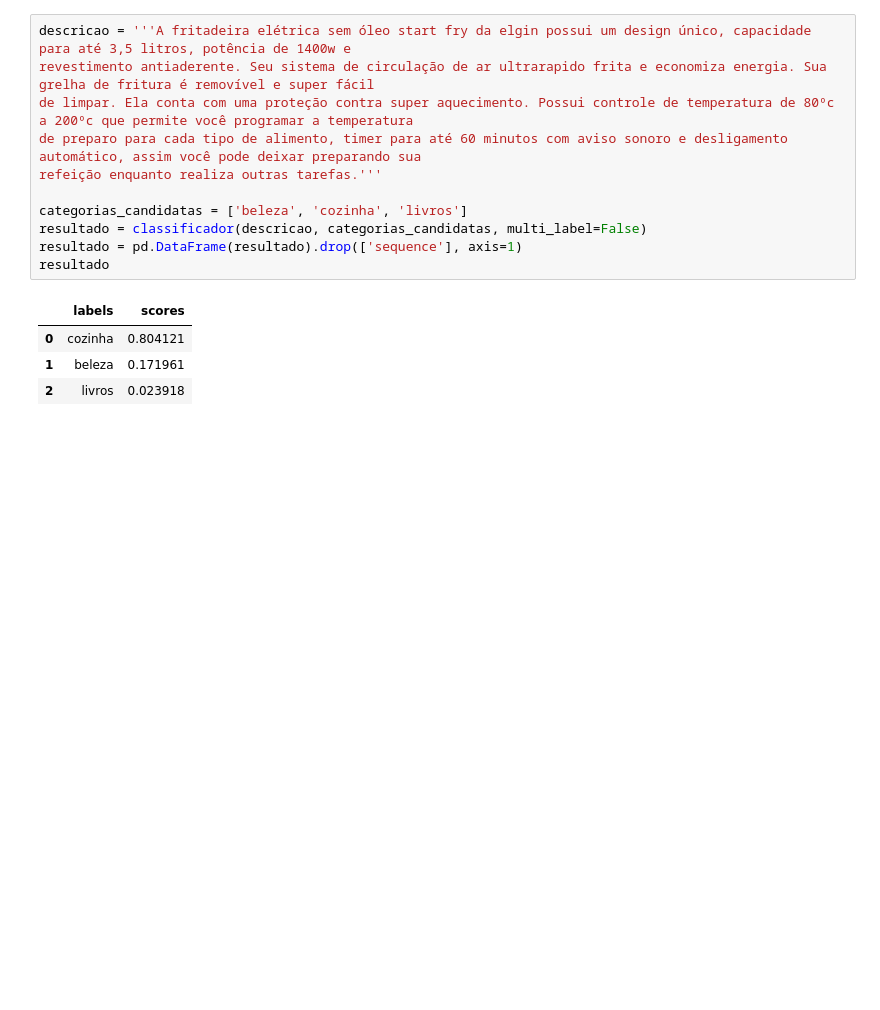
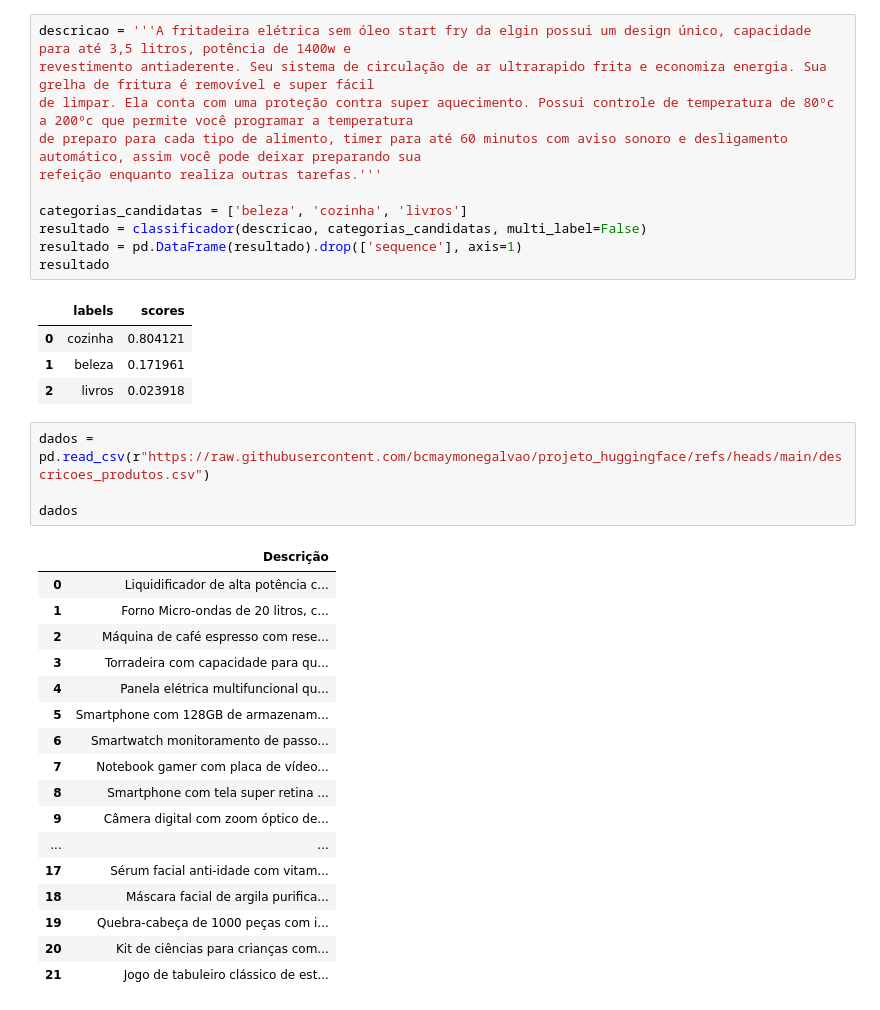
Before and after one commit to bcmaymonegalvao/projeto_huggingface, a Jupyter notebook: zero_shot_classification.ipynb, the cells around one changed output. Drawn from its saved outputs; the diff is of its cells as text; blank space fills up the shorter version.

```diff
--- a/zero_shot_classification.ipynb
+++ b/zero_shot_classification.ipynb
@@ -83,3 +93,25 @@ resultado
 | 0 | cozinha | 0.804121 |
 | 1 | beleza | 0.171961 |
 | 2 | livros | 0.023918 |
+# %%
+dados = pd.read_csv(r"https://raw.githubusercontent.com/bcmaymonegalvao/projeto_huggingface/refs/heads/main/descricoes_produtos.csv")
+
+dados
+# %% [output]
+|  | Descrição |
+| 0 | Liquidificador de alta potência c... |
+| 1 | Forno Micro-ondas de 20 litros, c... |
+| 2 | Máquina de café espresso com rese... |
+| 3 | Torradeira com capacidade para qu... |
+| 4 | Panela elétrica multifuncional qu... |
+| 5 | Smartphone com 128GB de armazenam... |
+| 6 | Smartwatch monitoramento de passo... |
+| 7 | Notebook gamer com placa de vídeo... |
+| 8 | Smartphone com tela super retina ... |
+| 9 | Câmera digital com zoom óptico de... |
+| ... | ... |
+| 17 | Sérum facial anti-idade com vitam... |
+| 18 | Máscara facial de argila purifica... |
+| 19 | Quebra-cabeça de 1000 peças com i... |
+| 20 | Kit de ciências para crianças com... |
+| 21 | Jogo de tabuleiro clássico de est... |
```
Also changed, not shown: parts of 5 cells of this notebook.
